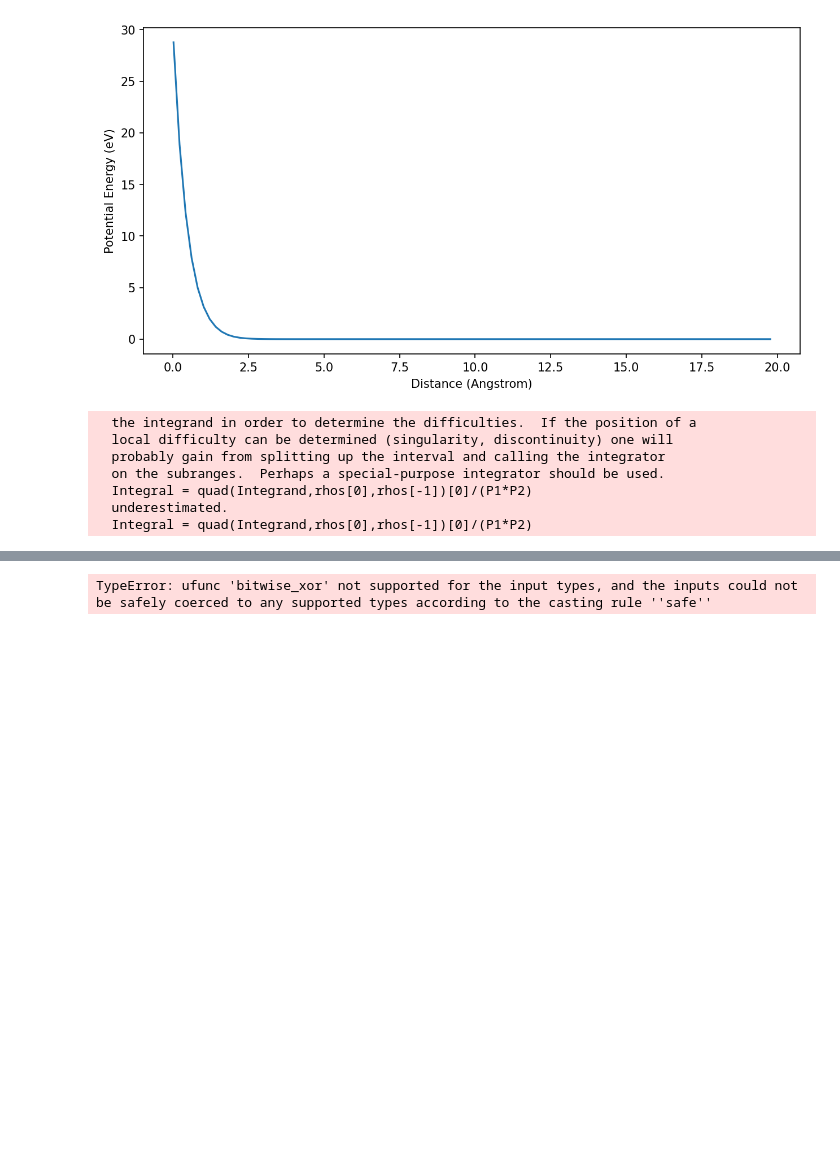
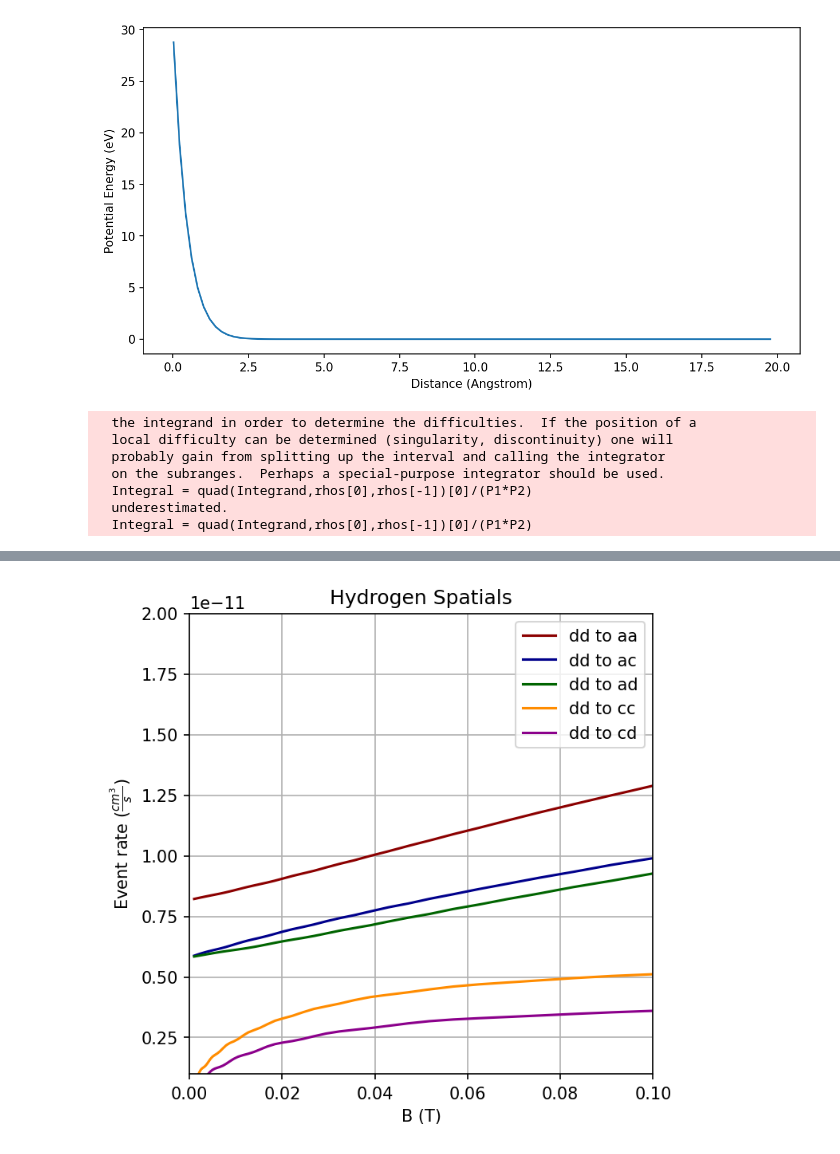
Before and after one commit to UTA-NURES/AtomicCrossSections, a Jupyter notebook: Distance_inveV.ipynb, the cells around one changed output, grey strips where cells are left out. Drawn from its saved outputs; the diff is of its cells as text; code cells hidden in the pictures; blank space fills up the shorter version.

```diff
--- a/Distance_inveV.ipynb
+++ b/Distance_inveV.ipynb
@@ -255,25 +257,25 @@ plt.show()
 # %%
 Conversion = 11.6
-#we need to represent the prefactor in natural units
-hbar = 1 #By definition
-mu_0 = 1
-mu_e = 1 / (137 * 4 * .511e6) #mue = e^2 hbar^2 / (2 me) e^2 = 1/137
-mu_p = 1/(2*np.sqrt(137)) * 5.586 / 469.39e6
-Pre_Factor = np.pi*np.pi * mu_e*mu_e * (2*mu_p*mu_p - mu_e)^2 / 5 #the mu and p factors are already included
+me = .511e6
+alpha = 1/137
+mue = np.sqrt(4 * np.pi * alpha) / (2 * me)
+Pre_Factor  = 80 * np.pi**5 * mue**4
 
 plt.figure(figsize=(5, 5), dpi = 150)
 plt.plot(B_Values, HaaSpatials * Conversion * Pre_Factor, label="dd to aa", color = "DarkRed")
 plt.plot(B_Values, HacSpatials * Conversion * Pre_Factor, label="dd to ac", color = "DarkBlue")
 plt.plot(B_Values, HadSpatials * Conversion * Pre_Factor, label="dd to ad", color = "DarkGreen")
 plt.plot(B_Values, HccSpatials * Conversion * Pre_Factor, label="dd to cc", color = "DarkOrange")
 plt.plot(B_Values, HcdSpatials * Conversion * Pre_Factor, label="dd to cd", color = "DarkMagenta")
 plt.xlabel("B (T)")
+plt.xlim(0,.1)
 plt.ylabel(r'Event rate ($\frac{cm^3}{s}$)')
+plt.ylim(1e-12,2e-11)
 plt.title("Hydrogen Spatials")
 plt.grid(True)
 plt.legend()
 plt.show()
 # %% [output]
-TypeError: ufunc 'bitwise_xor' not supported for the input types, and the inputs could not be safely coerced to any supported types according to the casting rule ''safe''
+[figure, added]
 # %%
 plt.figure(figsize=(10, 5), dpi=150)
```
Also changed, not shown: parts of 5 cells of this notebook.
